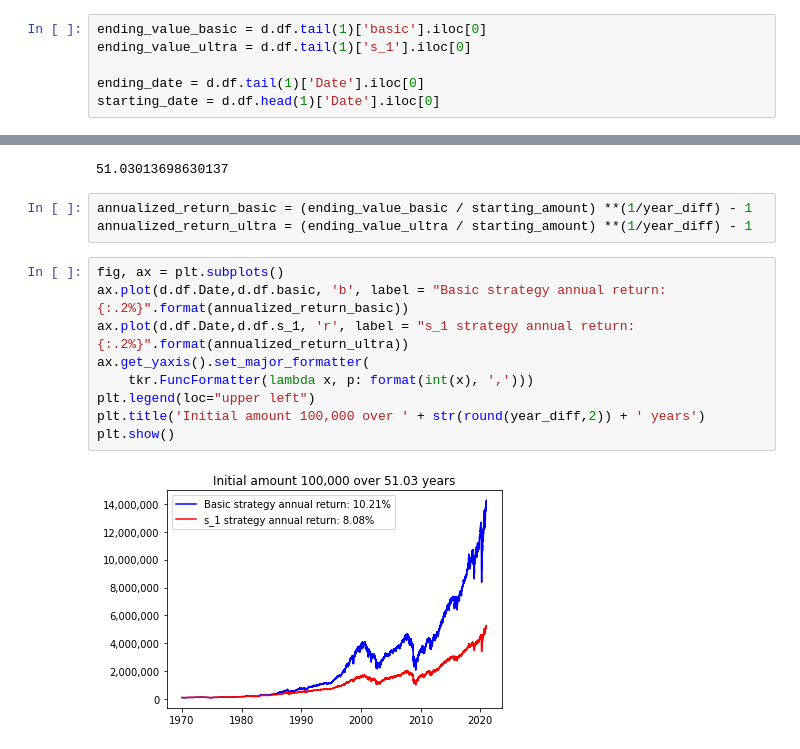
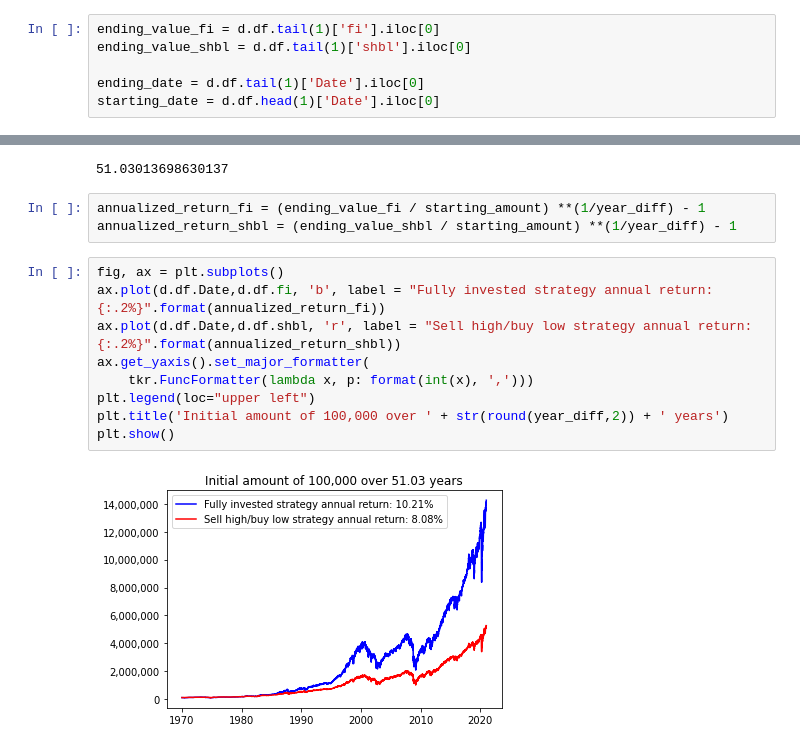
Before and after one commit to eelisgit/backtest, a Jupyter notebook: backtest_sp500.ipynb, the cells around one changed output, grey strips where cells are left out. Saved outputs shown, nothing was run; the diff lists cells and outputs as text.

```diff
--- a/backtest_sp500.ipynb
+++ b/backtest_sp500.ipynb
@@ -84,8 +82,8 @@ strats.s_1()
 # %% [markdown]
 # Plot returns
 # %%
-ending_value_basic = d.df.tail(1)['basic'].iloc[0]
-ending_value_ultra = d.df.tail(1)['s_1'].iloc[0]
+ending_value_fi = d.df.tail(1)['fi'].iloc[0]
+ending_value_shbl = d.df.tail(1)['shbl'].iloc[0]
 
 ending_date = d.df.tail(1)['Date'].iloc[0]
 starting_date = d.df.head(1)['Date'].iloc[0]
@@ -95,16 +93,16 @@ year_diff
 # %% [output]
 51.03013698630137
 # %%
-annualized_return_basic = (ending_value_basic / starting_amount) **(1/year_diff) - 1
-annualized_return_ultra = (ending_value_ultra / starting_amount) **(1/year_diff) - 1
+annualized_return_fi = (ending_value_fi / starting_amount) **(1/year_diff) - 1
+annualized_return_shbl = (ending_value_shbl / starting_amount) **(1/year_diff) - 1
 # %%
 fig, ax = plt.subplots()
-ax.plot(d.df.Date,d.df.basic, 'b', label = "Basic strategy annual return: {:.2%}".format(annualized_return_basic))
-ax.plot(d.df.Date,d.df.s_1, 'r', label = "s_1 strategy annual return: {:.2%}".format(annualized_return_ultra))
+ax.plot(d.df.Date,d.df.fi, 'b', label = "Fully invested strategy annual return: {:.2%}".format(annualized_return_fi))
+ax.plot(d.df.Date,d.df.shbl, 'r', label = "Sell high/buy low strategy annual return: {:.2%}".format(annualized_return_shbl))
 ax.get_yaxis().set_major_formatter(
     tkr.FuncFormatter(lambda x, p: format(int(x), ',')))
 plt.legend(loc="upper left")
-plt.title('Initial amount 100,000 over ' + str(round(year_diff,2)) + ' years')
+plt.title('Initial amount of 100,000 over ' + str(round(year_diff,2)) + ' years')
 plt.show()
 # %% [output]
-[figure, old version]
+[figure, new version]
```
Also changed, not shown: parts of 4 cells of this notebook, 1 other file.
